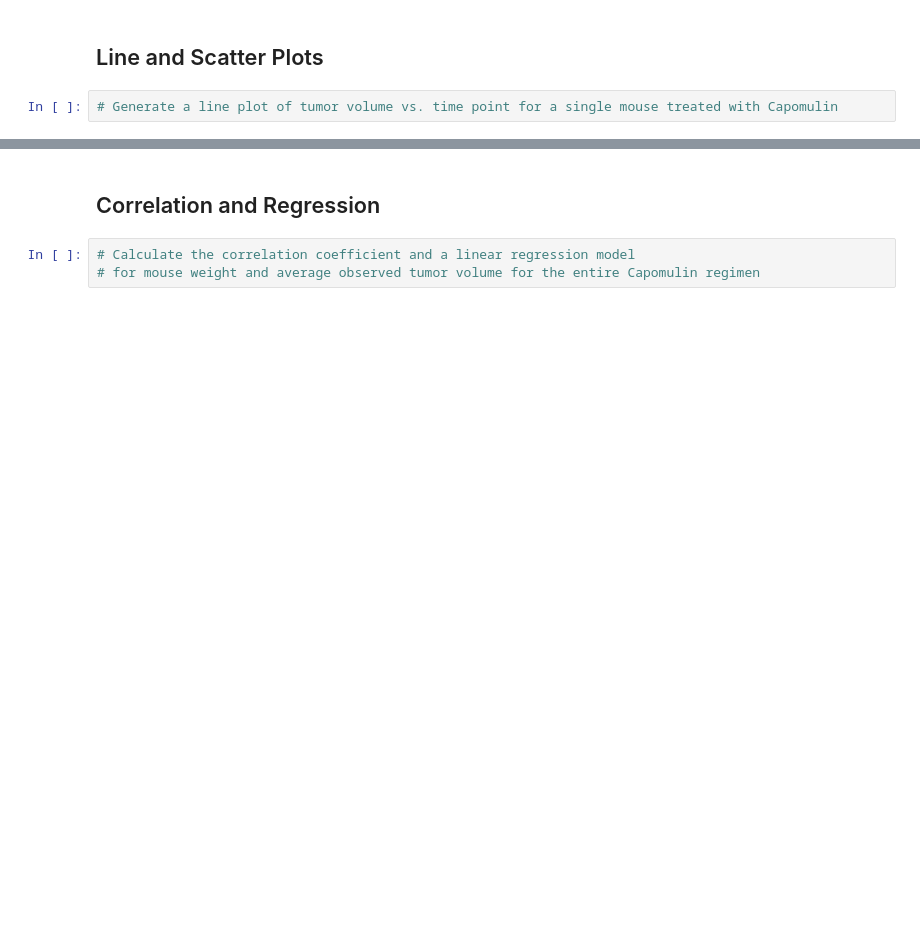
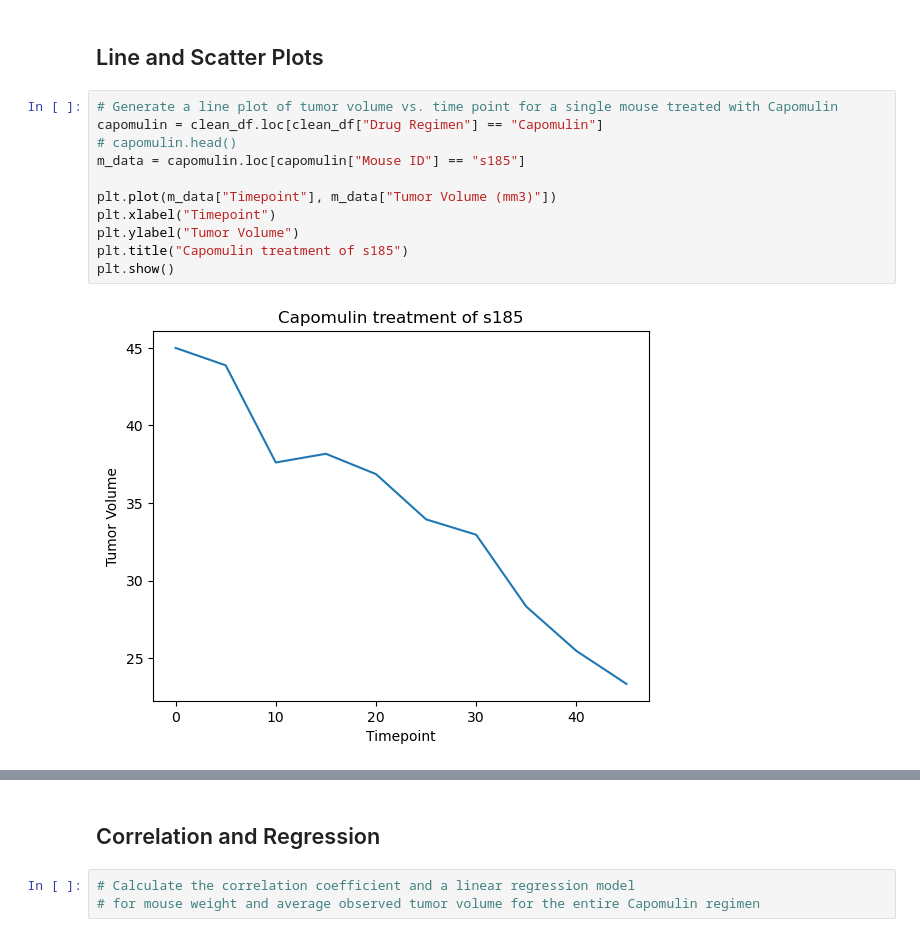
Before and after one commit to smruth17/data_visualization-challenge, a Jupyter notebook: Pymaceuticals/pymaceuticals.ipynb, the cells around one changed output, grey strips where cells are left out. Cells and saved outputs as stored; diff of their text form; blank space fills up the shorter version.

```diff
--- a/Pymaceuticals/pymaceuticals.ipynb
+++ b/Pymaceuticals/pymaceuticals.ipynb
@@ -258,5 +282,16 @@ IndentationError: unexpected indent (3189197693.py, line 2)
 ## Line and Scatter Plots
 # %%
 # Generate a line plot of tumor volume vs. time point for a single mouse treated with Capomulin
+capomulin = clean_df.loc[clean_df["Drug Regimen"] == "Capomulin"]
+# capomulin.head()
+m_data = capomulin.loc[capomulin["Mouse ID"] == "s185"]
+
+plt.plot(m_data["Timepoint"], m_data["Tumor Volume (mm3)"])
+plt.xlabel("Timepoint")
+plt.ylabel("Tumor Volume")
+plt.title("Capomulin treatment of s185")
+plt.show()
+# %% [output]
+[figure, added]
 # %%
 # Generate a scatter plot of mouse weight vs. the average observed tumor volume for the entire Capomulin regimen
```
Also changed, not shown: parts of 13 cells of this notebook.
